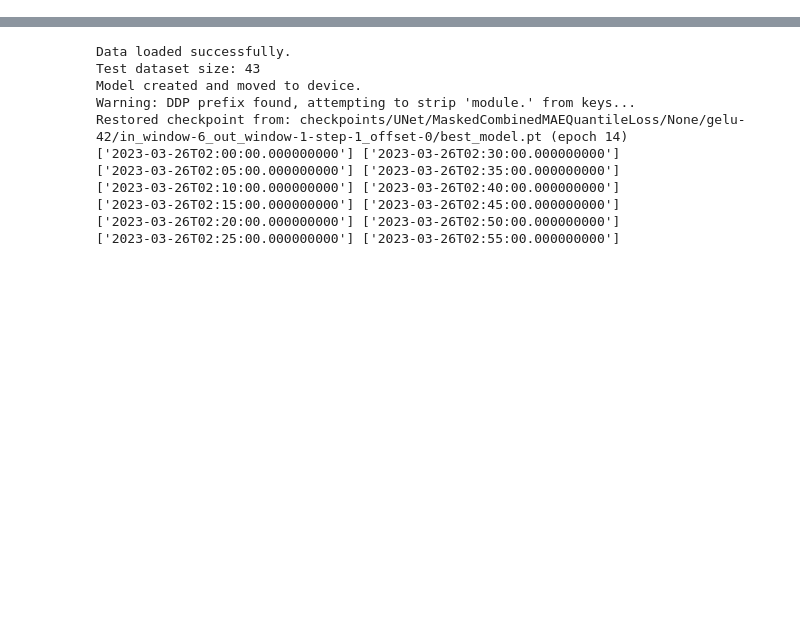
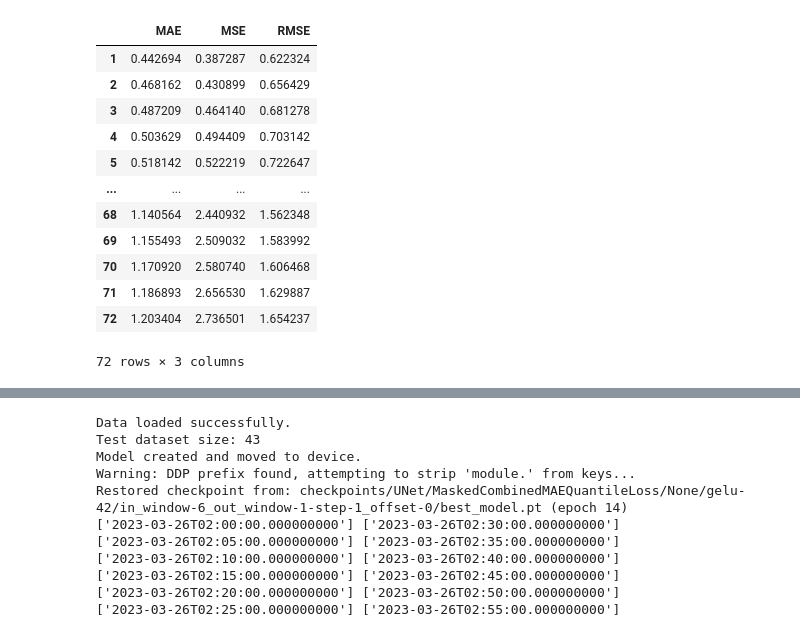
Before and after one commit to HarishBaki/Gust_field_nowcasting_from_Sparse_stations, a Jupyter notebook: analysis.ipynb, the cells around one changed output, grey strips where cells are left out. Drawn from its saved outputs; the diff is of its cells as text; code cells hidden in the pictures; blank space fills up the shorter version.

```diff
--- a/analysis.ipynb
+++ b/analysis.ipynb
@@ -142,0 +317,23 @@ y_indices, x_indices = np.unravel_index(indices_flat, RTMA_lat.shape)
+# %%
+# 1. Convert DL arrays into a dataframe
+dl_df = pd.DataFrame({
+    "MAE": mae_h,
+    "MSE": mse_h,
+    "RMSE": rmse_h
+})
+dl_df.index = range(1, len(dl_df) + 1)
+dl_df
+# %% [output]
+|  | MAE | MSE | RMSE |
+| 1 | 0.442694 | 0.387287 | 0.622324 |
+| 2 | 0.468162 | 0.430899 | 0.656429 |
+| 3 | 0.487209 | 0.464140 | 0.681278 |
+| 4 | 0.503629 | 0.494409 | 0.703142 |
+| 5 | 0.518142 | 0.522219 | 0.722647 |
+| ... | ... | ... | ... |
+| 68 | 1.140564 | 2.440932 | 1.562348 |
+| 69 | 1.155493 | 2.509032 | 1.583992 |
+| 70 | 1.170920 | 2.580740 | 1.606468 |
+| 71 | 1.186893 | 2.656530 | 1.629887 |
+| 72 | 1.203404 | 2.736501 | 1.654237 |
+72 rows × 3 columns
```
Also changed, not shown: parts of 9 cells of this notebook, 2 other files.
